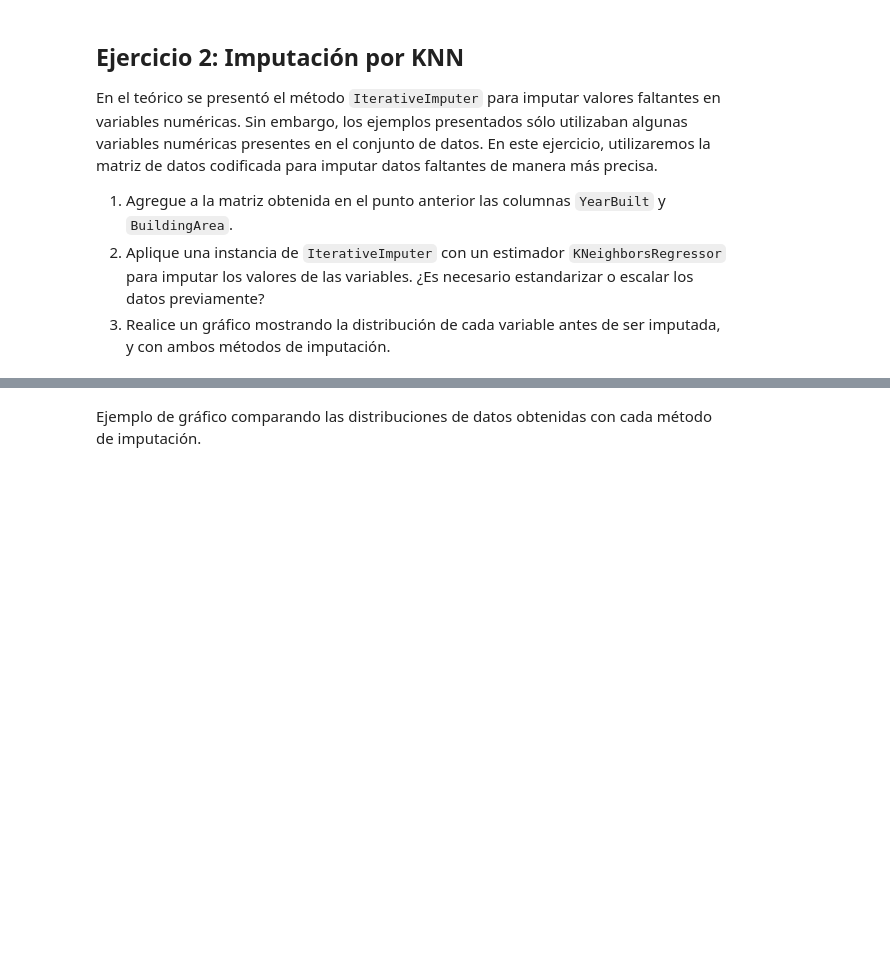
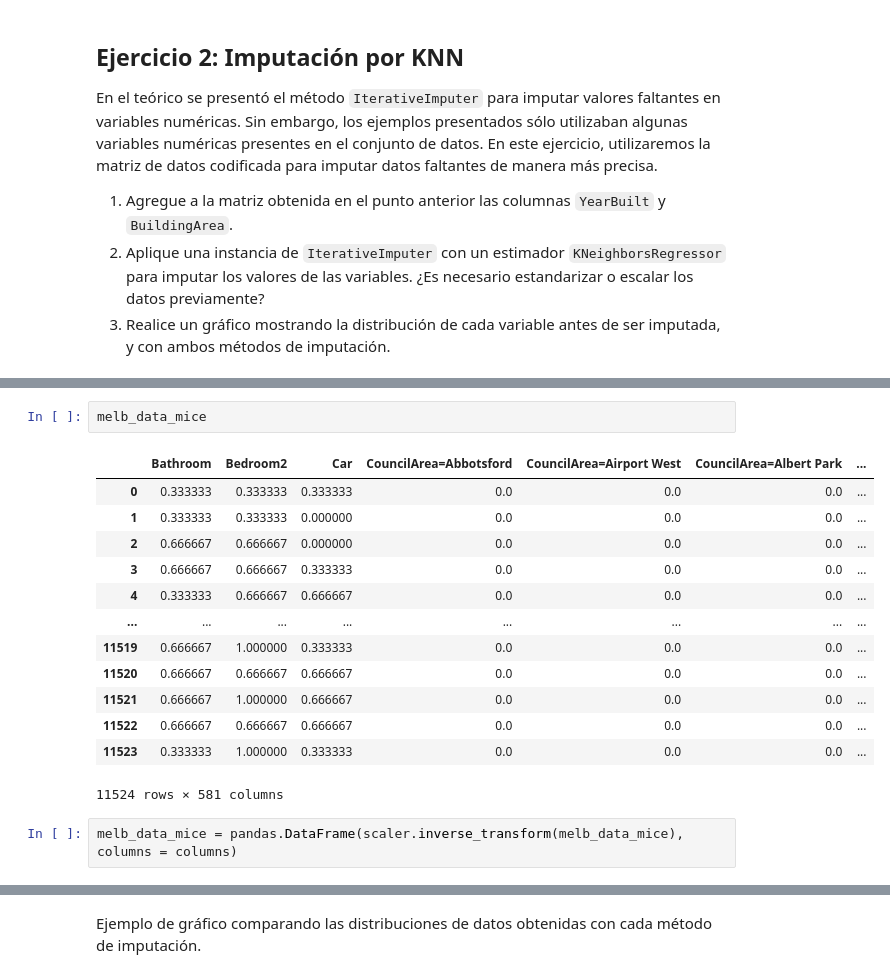
Before and after one commit to cgoviedo/Diplodatos, a Jupyter notebook: analisis_curacion/Entregable_Parte_2.ipynb, the cells around one changed output, grey strips where cells are left out. Saved outputs shown, nothing was run; the diff lists cells and outputs as text; blank space fills up the shorter version.

```diff
--- a/analisis_curacion/Entregable_Parte_2.ipynb
+++ b/analisis_curacion/Entregable_Parte_2.ipynb
@@ -246,0 +323,18 @@ KeyError: "None of [Index(['YearBuilt', 'BuildingArea'], dtype='object')] are in
+# %%
+melb_data_mice
+# %% [output]
+|  | Bathroom | Bedroom2 | Car | CouncilArea=Abbotsford | CouncilArea=Airport West | CouncilArea=Albert Park | ... |
+| 0 | 0.333333 | 0.333333 | 0.333333 | 0.0 | 0.0 | 0.0 | ... |
+| 1 | 0.333333 | 0.333333 | 0.000000 | 0.0 | 0.0 | 0.0 | ... |
+| 2 | 0.666667 | 0.666667 | 0.000000 | 0.0 | 0.0 | 0.0 | ... |
+| 3 | 0.666667 | 0.666667 | 0.333333 | 0.0 | 0.0 | 0.0 | ... |
+| 4 | 0.333333 | 0.666667 | 0.666667 | 0.0 | 0.0 | 0.0 | ... |
+| ... | ... | ... | ... | ... | ... | ... | ... |
+| 11519 | 0.666667 | 1.000000 | 0.333333 | 0.0 | 0.0 | 0.0 | ... |
+| 11520 | 0.666667 | 0.666667 | 0.666667 | 0.0 | 0.0 | 0.0 | ... |
+| 11521 | 0.666667 | 1.000000 | 0.666667 | 0.0 | 0.0 | 0.0 | ... |
+| 11522 | 0.666667 | 0.666667 | 0.666667 | 0.0 | 0.0 | 0.0 | ... |
+| 11523 | 0.333333 | 1.000000 | 0.333333 | 0.0 | 0.0 | 0.0 | ... |
+11524 rows × 581 columns
+# %%
+melb_data_mice = pandas.DataFrame(scaler.inverse_transform(melb_data_mice), columns = columns)
```
Also changed, not shown: parts of 24 cells of this notebook, 1 other file.
